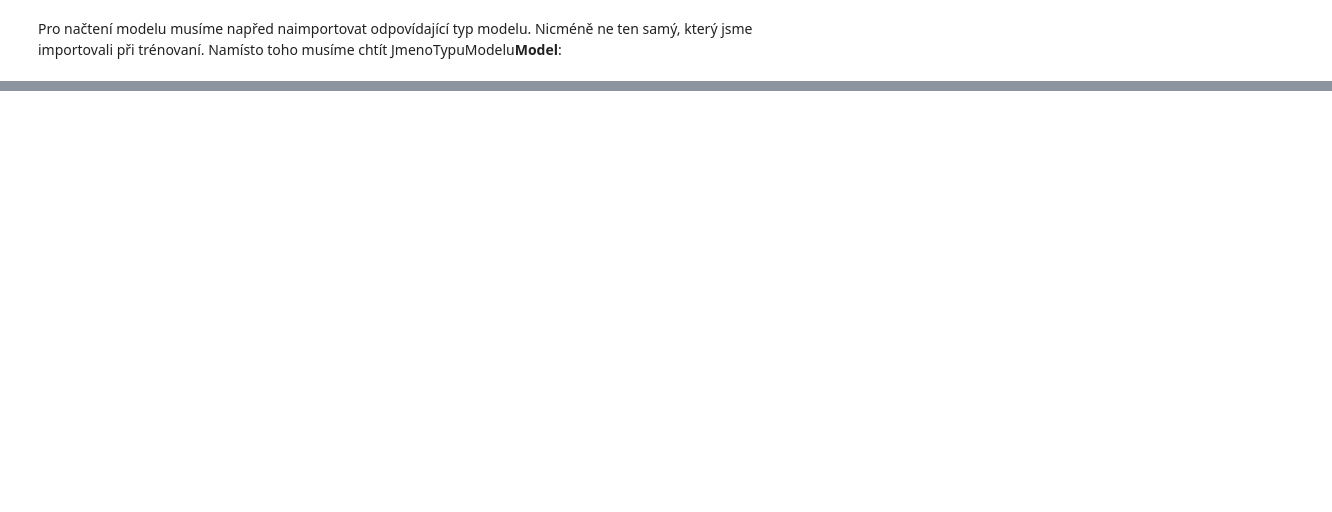
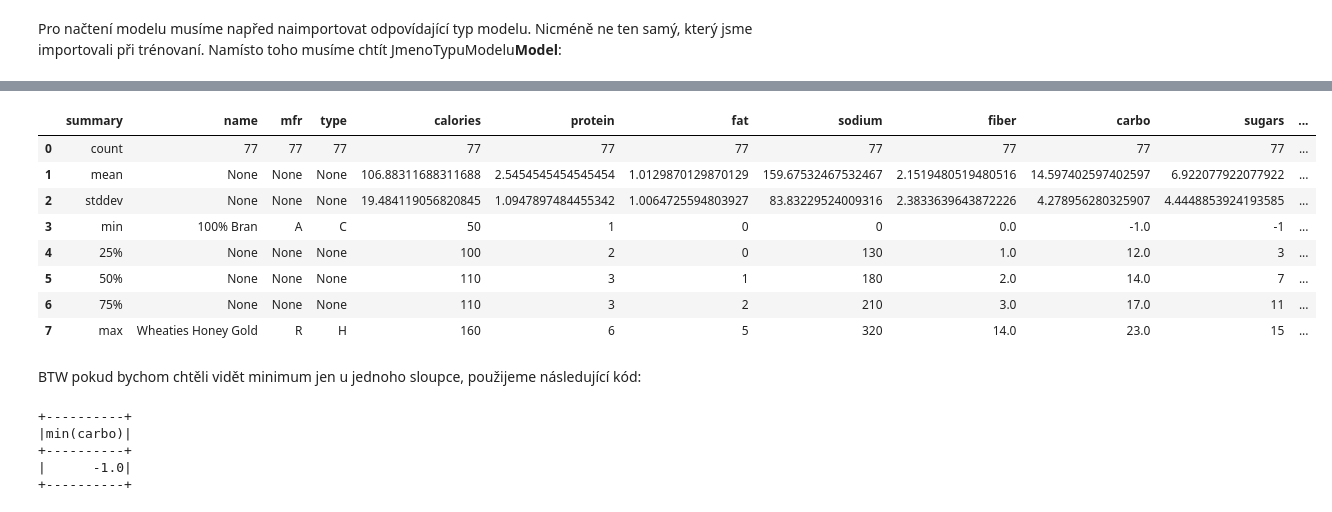
Before and after one commit to vitsaidl/workshops, a Jupyter notebook: pyspark/pyspark_workshop.ipynb, the cells around one changed output, grey strips where cells are left out. Saved outputs shown, nothing was run; the diff lists cells and outputs as text; code cells hidden in the pictures; blank space fills up the shorter version.

Commit message:
Pyspark - ML part II

```diff
--- a/pyspark/pyspark_workshop.ipynb
+++ b/pyspark/pyspark_workshop.ipynb
@@ -1862,0 +1950,32 @@ prediction_test.select("flower_class", "flower_class_indexed", "prediction").sho
+# %%
+from pyspark.sql.types import StructType, StructField, StringType, DoubleType, IntegerType
+
+file_table_schema = StructType([
+    StructField("name", StringType()),
+    StructField("mfr", StringType()),
+    StructField("type", StringType()),
+    StructField("calories", IntegerType()),
+    StructField("protein", IntegerType()),
+    StructField("fat", IntegerType()),
+    StructField("sodium", IntegerType()),
+    StructField("fiber", DoubleType()),
+    StructField("carbo", DoubleType()),
+    StructField("sugars", IntegerType()),
+    StructField("potass", IntegerType()),
+    StructField("vitamins", IntegerType()),
+    StructField("shelf", IntegerType()),
+    StructField("weight", DoubleType()),
+    StructField("cups", DoubleType()),
+    StructField("rating", DoubleType())
+])
+
+
+cereal_frame = (
+    spark.read.csv(
+        path="cereal.csv",
+        header=True,
+        schema=file_table_schema
+    )
+)
+
+cereal_frame.show(n=5)
@@ -1862,0 +1996,24 @@ prediction_test.select("flower_class", "flower_class_indexed", "prediction").sho
+# %%
+cereal_frame.summary().toPandas()
+# %% [output]
+|  | summary | name | mfr | type | calories | protein | fat | sodium | fiber | carbo | sugars | ... |
+| 0 | count | 77 | 77 | 77 | 77 | 77 | 77 | 77 | 77 | 77 | 77 | ... |
+| 1 | mean | None | None | None | 106.88311688311688 | 2.5454545454545454 | 1.0129870129870129 | 159.67532467532467 | 2.1519480519480516 | 14.597402597402597 | 6.922077922077922 | ... |
+| 2 | stddev | None | None | None | 19.484119056820845 | 1.0947897484455342 | 1.0064725594803927 | 83.83229524009316 | 2.3833639643872226 | 4.278956280325907 | 4.4448853924193585 | ... |
+| 3 | min | 100% Bran | A | C | 50 | 1 | 0 | 0 | 0.0 | -1.0 | -1 | ... |
+| 4 | 25% | None | None | None | 100 | 2 | 0 | 130 | 1.0 | 12.0 | 3 | ... |
+| 5 | 50% | None | None | None | 110 | 3 | 1 | 180 | 2.0 | 14.0 | 7 | ... |
+| 6 | 75% | None | None | None | 110 | 3 | 2 | 210 | 3.0 | 17.0 | 11 | ... |
+| 7 | max | Wheaties Honey Gold | R | H | 160 | 6 | 5 | 320 | 14.0 | 23.0 | 15 | ... |
+# %% [markdown]
+BTW pokud bychom chtěli vidět minimum jen u jednoho sloupce, použijeme následující kód:
+# %%
+from pyspark.sql import functions as f
+
+cereal_frame.select(f.min("carbo")).show()
+# %% [output]
++----------+
+|min(carbo)|
++----------+
+|      -1.0|
++----------+
```
Also changed, not shown: parts of 37 cells of this notebook, 1 other file.
